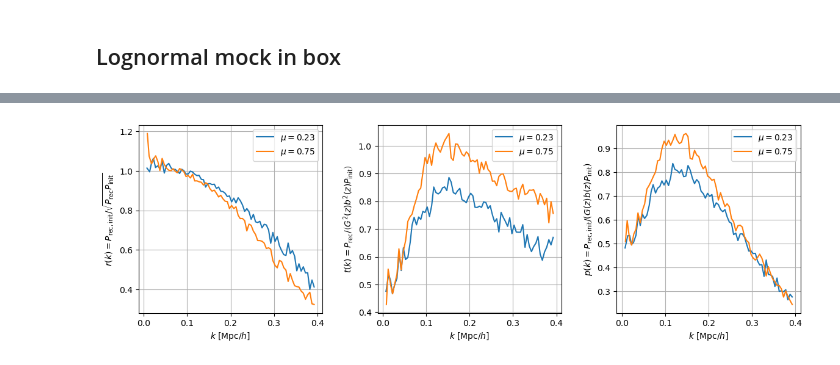
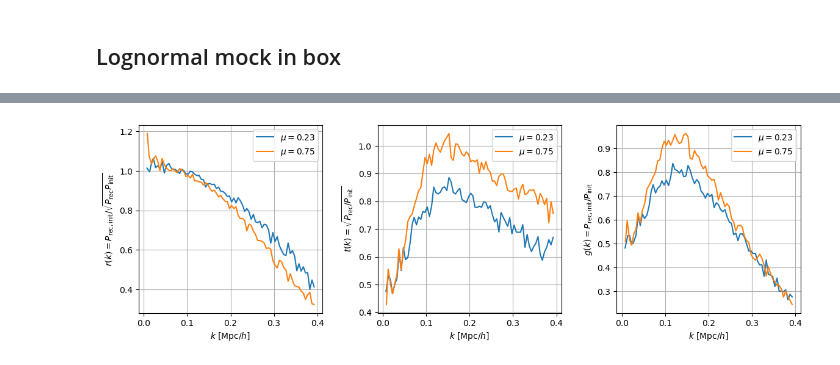
Before and after one commit to cosmodesi/pyrecon, a Jupyter notebook: nb/e2e_examples.ipynb, the cells around one changed output, grey strips where cells are left out. Drawn from its saved outputs; the diff is of its cells as text; code cells hidden in the pictures.

Commit message:
correct labels

```diff
--- a/nb/e2e_examples.ipynb
+++ b/nb/e2e_examples.ipynb
@@ -89,27 +89,25 @@ correlator = MeshFFTCorrelator(mesh_recon, mesh_real, edges=(kedges, muedges), l
 # %%
 propagator = correlator.to_propagator(growth=bias)
 transfer = correlator.to_transfer(growth=bias)
 fig, lax = plt.subplots(nrows=1, ncols=3, figsize=(14,4))
 fig.subplots_adjust(wspace=0.3)
 lax = lax.flatten()
 for mu in [0., 0.7]:
     k = correlator.k(mu=mu)
-    mask = k < 0.4
-    k = k[mask]
-    mu = np.nanmean(correlator.mu(mu=mu)[mask])
-    lax[0].plot(correlator.k(mu=mu)[mask], correlator(mu=mu)[mask], label=r'$\mu = {:.2f}$'.format(mu))
-    lax[1].plot(transfer.k(mu=mu)[mask], transfer(mu=mu)[mask], label=r'$\mu = {:.2f}$'.format(mu))
-    lax[2].plot(propagator.k(mu=mu)[mask], propagator(mu=mu)[mask], label=r'$\mu = {:.2f}$'.format(mu))
+    mu = np.nanmean(correlator.mu(mu=mu))
+    lax[0].plot(correlator.k(mu=mu), correlator(mu=mu), label=r'$\mu = {:.2f}$'.format(mu))
+    lax[1].plot(transfer.k(mu=mu), transfer(mu=mu), label=r'$\mu = {:.2f}$'.format(mu))
+    lax[2].plot(propagator.k(mu=mu), propagator(mu=mu), label=r'$\mu = {:.2f}$'.format(mu))
 for ax in lax:
     ax.legend()
     ax.grid(True)
     ax.set_xlabel('$k$ [$\mathrm{Mpc}/h$]')
 lax[0].set_ylabel(r'$r(k) = P_{\mathrm{rec},\mathrm{init}}/\sqrt{P_{\mathrm{rec}}P_{\mathrm{init}}}$')
-lax[1].set_ylabel(r'$t(k) = P_{\mathrm{rec}}/\left(G^{2}(z) b^{2}(z) P_{\mathrm{init}}\right)$')
-lax[2].set_ylabel(r'$p(k) = P_{\mathrm{rec},\mathrm{init}}/\left(G(z) b(z) P_{\mathrm{init}}\right)$')
+lax[1].set_ylabel(r'$t(k) = \sqrt{P_{\mathrm{rec}}/P_{\mathrm{init}}}$')
+lax[2].set_ylabel(r'$g(k) = P_{\mathrm{rec},\mathrm{init}}/P_{\mathrm{init}}$')
 plt.show()
 # %% [output]
-[figure, old version]
+[figure, new version]
 # %%
 # You can save the result (similarly for MeshFFTCorrelator and MeshFFTTransfer)
 with tempfile.TemporaryDirectory() as tmp_dir:
```
Also changed, not shown: parts of 3 cells of this notebook, 1 other file.
